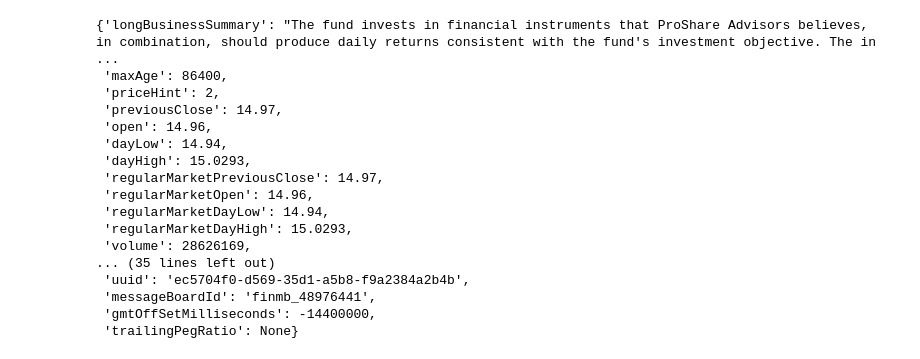
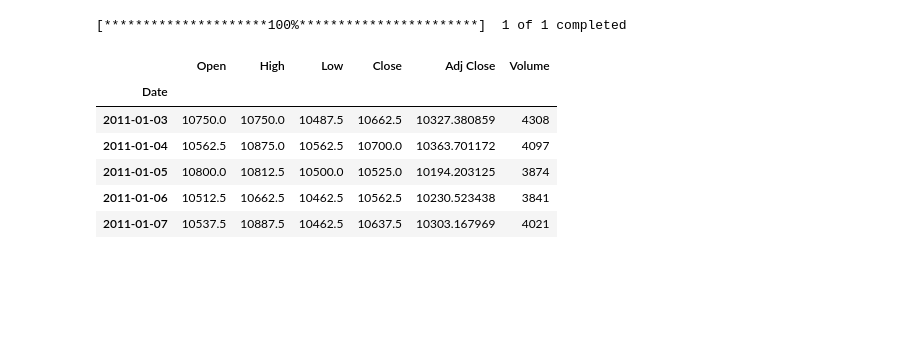
Before and after one commit to scottolivermorgan/financialModeling, a Jupyter notebook: tools.ipynb, the cells around one changed output. Drawn from its saved outputs; the diff is of its cells as text; code cells hidden in the pictures; blank space fills up the shorter version.

```diff
--- a/tools.ipynb
+++ b/tools.ipynb
@@ -47,20 +11,14 @@ sds.info
-# %%
-sh.info
-# %% [output]
-{'longBusinessSummary': "The fund invests in financial instruments that ProShare Advisors believes, in combination, should produce daily returns consistent with the fund's investment objective. The in ...
- 'maxAge': 86400,
- 'priceHint': 2,
- 'previousClose': 14.97,
- 'open': 14.96,
- 'dayLow': 14.94,
- 'dayHigh': 15.0293,
- 'regularMarketPreviousClose': 14.97,
- 'regularMarketOpen': 14.96,
- 'regularMarketDayLow': 14.94,
- 'regularMarketDayHigh': 15.0293,
- 'volume': 28626169,
-... (35 lines left out)
- 'uuid': 'ec5704f0-d569-35d1-a5b8-f9a2384a2b4b',
- 'messageBoardId': 'finmb_48976441',
- 'gmtOffSetMilliseconds': -14400000,
- 'trailingPegRatio': None}
+# %%
+data = yf.download("SPXS", start="2011-01-01", end="2023-04-20")
+# %% [output]
+[*********************100%***********************]  1 of 1 completed
+# %%
+data.head()
+# %% [output]
+|  | Open | High | Low | Close | Adj Close | Volume |
+| Date |  |  |  |  |  |  |
+| 2011-01-03 | 10750.0 | 10750.0 | 10487.5 | 10662.5 | 10327.380859 | 4308 |
+| 2011-01-04 | 10562.5 | 10875.0 | 10562.5 | 10700.0 | 10363.701172 | 4097 |
+| 2011-01-05 | 10800.0 | 10812.5 | 10500.0 | 10525.0 | 10194.203125 | 3874 |
+| 2011-01-06 | 10512.5 | 10662.5 | 10462.5 | 10562.5 | 10230.523438 | 3841 |
+| 2011-01-07 | 10537.5 | 10887.5 | 10462.5 | 10637.5 | 10303.167969 | 4021 |
```
Also changed, not shown: parts of 5 cells of this notebook.
